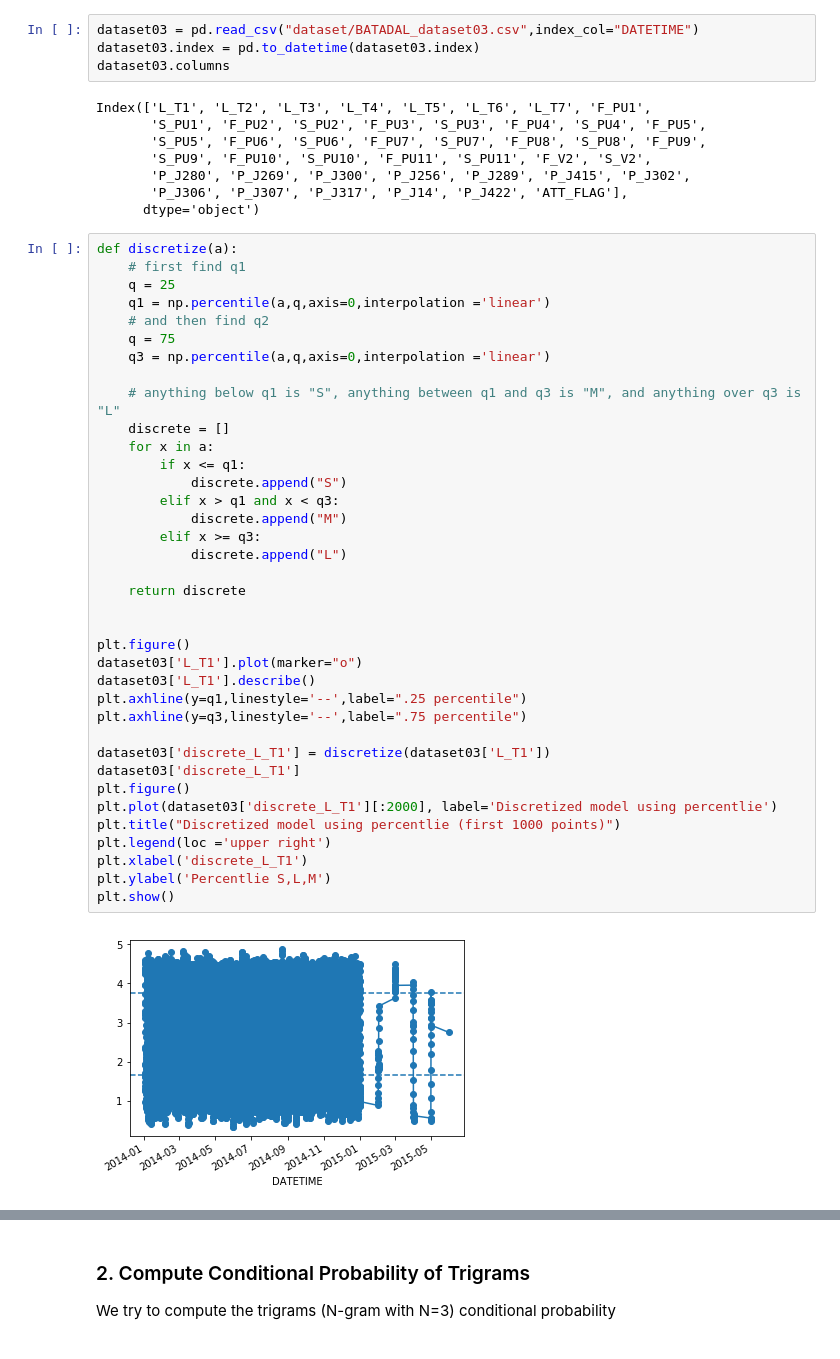
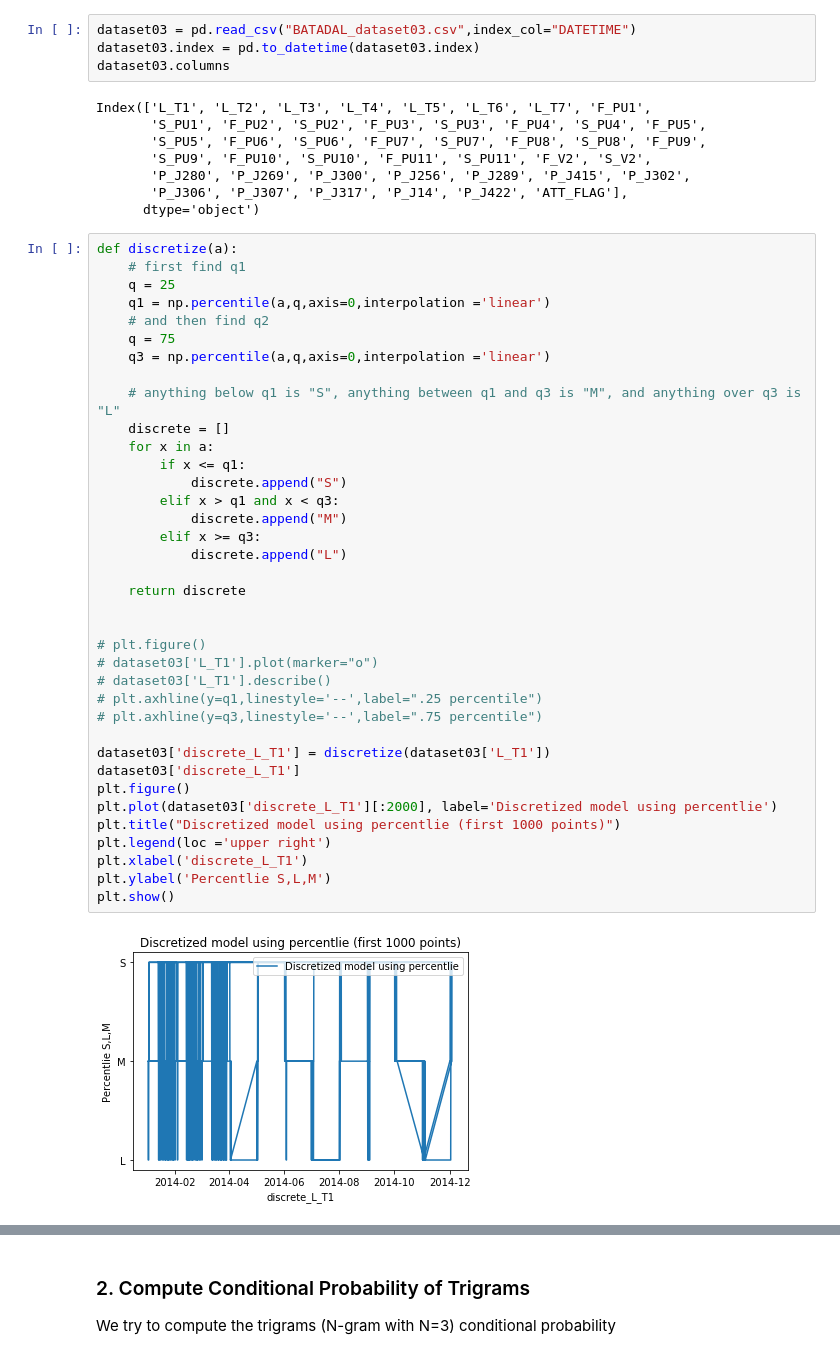
Before and after one commit to enreina/cs4035-lab, a Jupyter notebook: lab2/Discretization.ipynb, the cells around one changed output, grey strips where cells are left out. Drawn from its saved outputs; the diff is of its cells as text.

```diff
--- a/lab2/Discretization.ipynb
+++ b/lab2/Discretization.ipynb
@@ -12,7 +12,7 @@ import itertools
 # %% [markdown]
 ### 1. Discretize using percentiles
 # %%
-dataset03 = pd.read_csv("dataset/BATADAL_dataset03.csv",index_col="DATETIME")
+dataset03 = pd.read_csv("BATADAL_dataset03.csv",index_col="DATETIME")
 dataset03.index = pd.to_datetime(dataset03.index)
 dataset03.columns
 # %% [output]
@@ -29,36 +29,36 @@ def discretize(a):
     q = 25
     q1 = np.percentile(a,q,axis=0,interpolation ='linear')
     # and then find q2
     q = 75
     q3 = np.percentile(a,q,axis=0,interpolation ='linear')
 
     # anything below q1 is "S", anything between q1 and q3 is "M", and anything over q3 is "L"
     discrete = []
     for x in a:
         if x <= q1:
             discrete.append("S")
         elif x > q1 and x < q3:
             discrete.append("M")
         elif x >= q3:
             discrete.append("L")
 
     return discrete
 
 
-plt.figure()
-dataset03['L_T1'].plot(marker="o")
-dataset03['L_T1'].describe()
-plt.axhline(y=q1,linestyle='--',label=".25 percentile")
-plt.axhline(y=q3,linestyle='--',label=".75 percentile")
+# plt.figure()
+# dataset03['L_T1'].plot(marker="o")
+# dataset03['L_T1'].describe()
+# plt.axhline(y=q1,linestyle='--',label=".25 percentile")
+# plt.axhline(y=q3,linestyle='--',label=".75 percentile")
 
 dataset03['discrete_L_T1'] = discretize(dataset03['L_T1'])
 dataset03['discrete_L_T1']
 plt.figure()
 plt.plot(dataset03['discrete_L_T1'][:2000], label='Discretized model using percentlie')
 plt.title("Discretized model using percentlie (first 1000 points)")
 plt.legend(loc ='upper right')
 plt.xlabel('discrete_L_T1')
 plt.ylabel('Percentlie S,L,M')
 plt.show()
 # %% [output]
-[figure, old version]
+[figure, new version]
```
Also changed, not shown: parts of 7 cells of this notebook.
